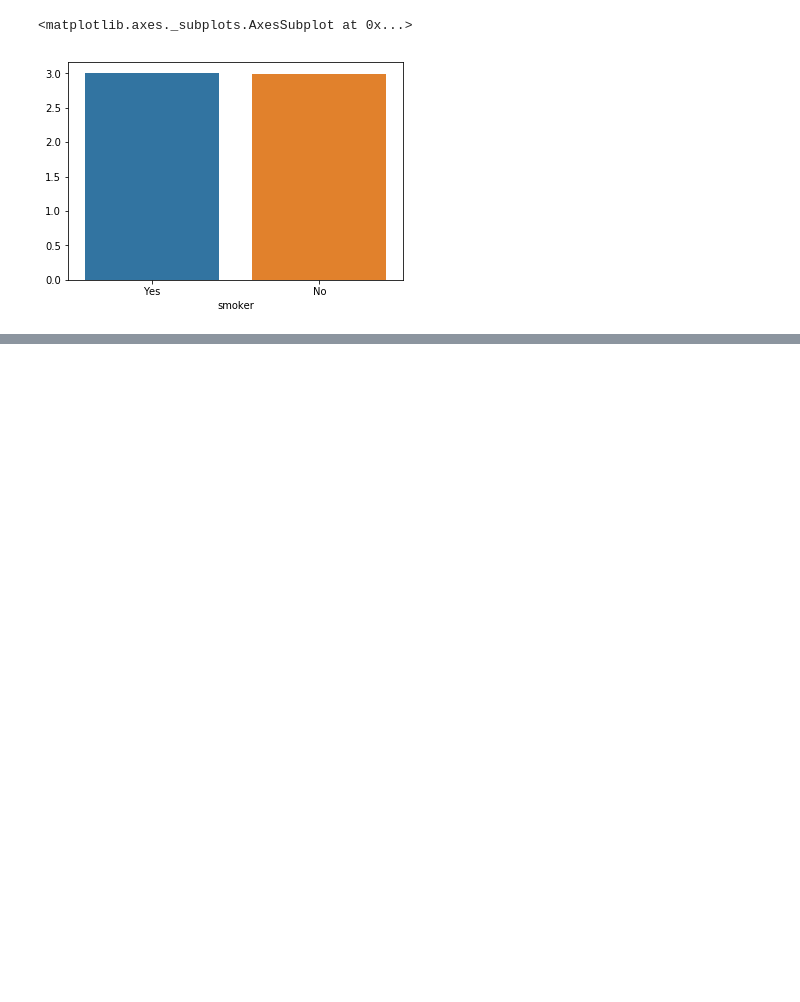
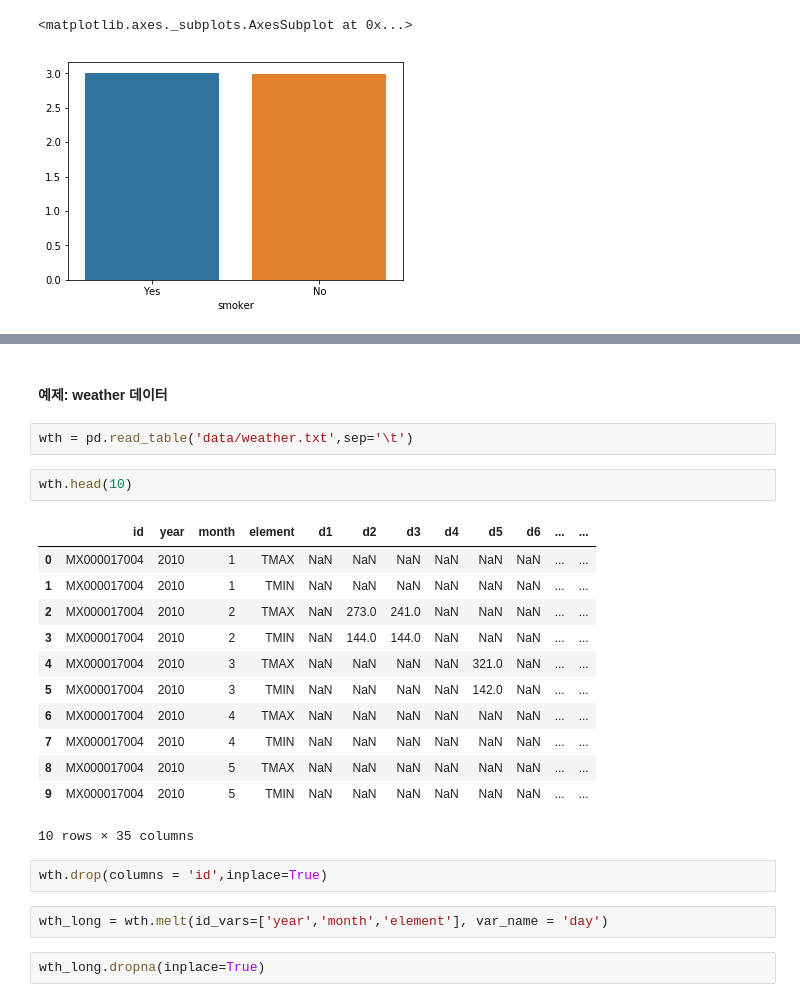
Before and after one commit to chankoo/python, a Jupyter notebook: 6.1 pandas.ipynb, the cells around one changed output, grey strips where cells are left out. Drawn from its saved outputs; the diff is of its cells as text; blank space fills up the shorter version.

```diff
--- a/6.1 pandas.ipynb
+++ b/6.1 pandas.ipynb
@@ -1437,0 +1682,25 @@ sns.barplot(x=tmp.index,y=tmp.values)
+# %% [markdown]
+#### 예제: weather 데이터
+# %%
+wth = pd.read_table('data/weather.txt',sep='\t')
+# %%
+wth.head(10)
+# %% [output]
+|  | id | year | month | element | d1 | d2 | d3 | d4 | d5 | d6 | ... | ... |
+| 0 | MX000017004 | 2010 | 1 | TMAX | NaN | NaN | NaN | NaN | NaN | NaN | ... | ... |
+| 1 | MX000017004 | 2010 | 1 | TMIN | NaN | NaN | NaN | NaN | NaN | NaN | ... | ... |
+| 2 | MX000017004 | 2010 | 2 | TMAX | NaN | 273.0 | 241.0 | NaN | NaN | NaN | ... | ... |
+| 3 | MX000017004 | 2010 | 2 | TMIN | NaN | 144.0 | 144.0 | NaN | NaN | NaN | ... | ... |
+| 4 | MX000017004 | 2010 | 3 | TMAX | NaN | NaN | NaN | NaN | 321.0 | NaN | ... | ... |
+| 5 | MX000017004 | 2010 | 3 | TMIN | NaN | NaN | NaN | NaN | 142.0 | NaN | ... | ... |
+| 6 | MX000017004 | 2010 | 4 | TMAX | NaN | NaN | NaN | NaN | NaN | NaN | ... | ... |
+| 7 | MX000017004 | 2010 | 4 | TMIN | NaN | NaN | NaN | NaN | NaN | NaN | ... | ... |
+| 8 | MX000017004 | 2010 | 5 | TMAX | NaN | NaN | NaN | NaN | NaN | NaN | ... | ... |
+| 9 | MX000017004 | 2010 | 5 | TMIN | NaN | NaN | NaN | NaN | NaN | NaN | ... | ... |
+10 rows × 35 columns
+# %%
+wth.drop(columns = 'id',inplace=True)
+# %%
+wth_long = wth.melt(id_vars=['year','month','element'], var_name = 'day')
+# %%
+wth_long.dropna(inplace=True)
```
Also changed, not shown: parts of 33 cells of this notebook.
